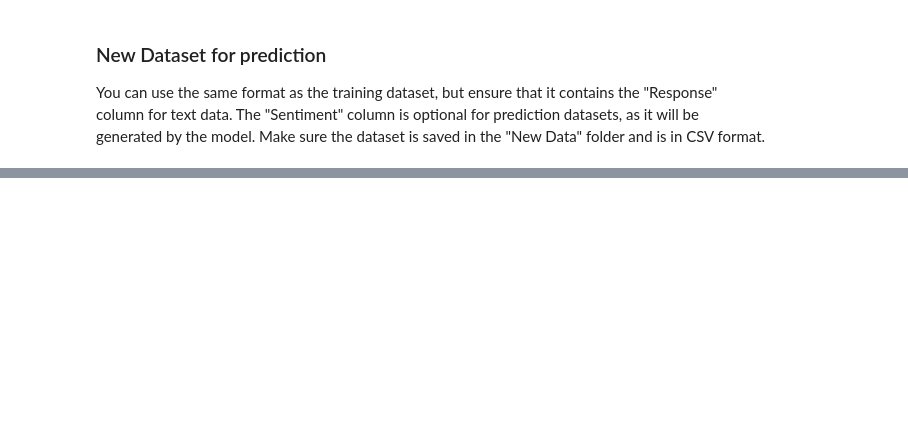
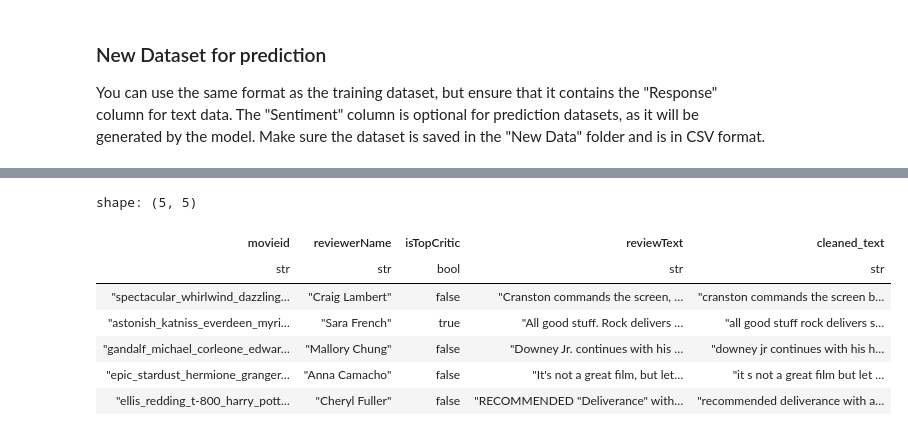
Before and after one commit to AlabhyaMe/quick_sentiments, a Jupyter notebook: DEMO sentiment prediction.ipynb, the cells around one changed output, grey strips where cells are left out. Cells and saved outputs as stored; diff of their text form; code cells hidden in the pictures; blank space fills up the shorter version.

```diff
--- a/DEMO sentiment prediction.ipynb
+++ b/DEMO sentiment prediction.ipynb
@@ -110,6 +213,15 @@ print(new_data.shape)
 # %%
-new_data = pre_process(new_data, text_column=response_column, new_column_name="cleaned_text")
+new_data = pre_process_nltk(new_data, text_column=response_column, new_column_name="cleaned_text")
 new_data.head()
+# %% [output]
+shape: (5, 5)
+| movieid | reviewerName | isTopCritic | reviewText | cleaned_text |
+| str | str | bool | str | str |
+| "spectacular_whirlwind_dazzling… | "Craig Lambert" | false | "Cranston commands the screen, … | "cranston commands the screen b… |
+| "astonish_katniss_everdeen_myri… | "Sara French" | true | "All good stuff. Rock delivers … | "all good stuff rock delivers s… |
+| "gandalf_michael_corleone_edwar… | "Mallory Chung" | false | "Downey Jr. continues with his … | "downey jr continues with his h… |
+| "epic_stardust_hermione_granger… | "Anna Camacho" | false | "It's not a great film, but let… | "it s not a great film but let … |
+| "ellis_redding_t-800_harry_pott… | "Cheryl Fuller" | false | "RECOMMENDED "Deliverance" with… | "recommended deliverance with a… |
 # %%
 make_predictions(
     new_data=new_data,
```
Also changed, not shown: parts of 10 cells of this notebook.
